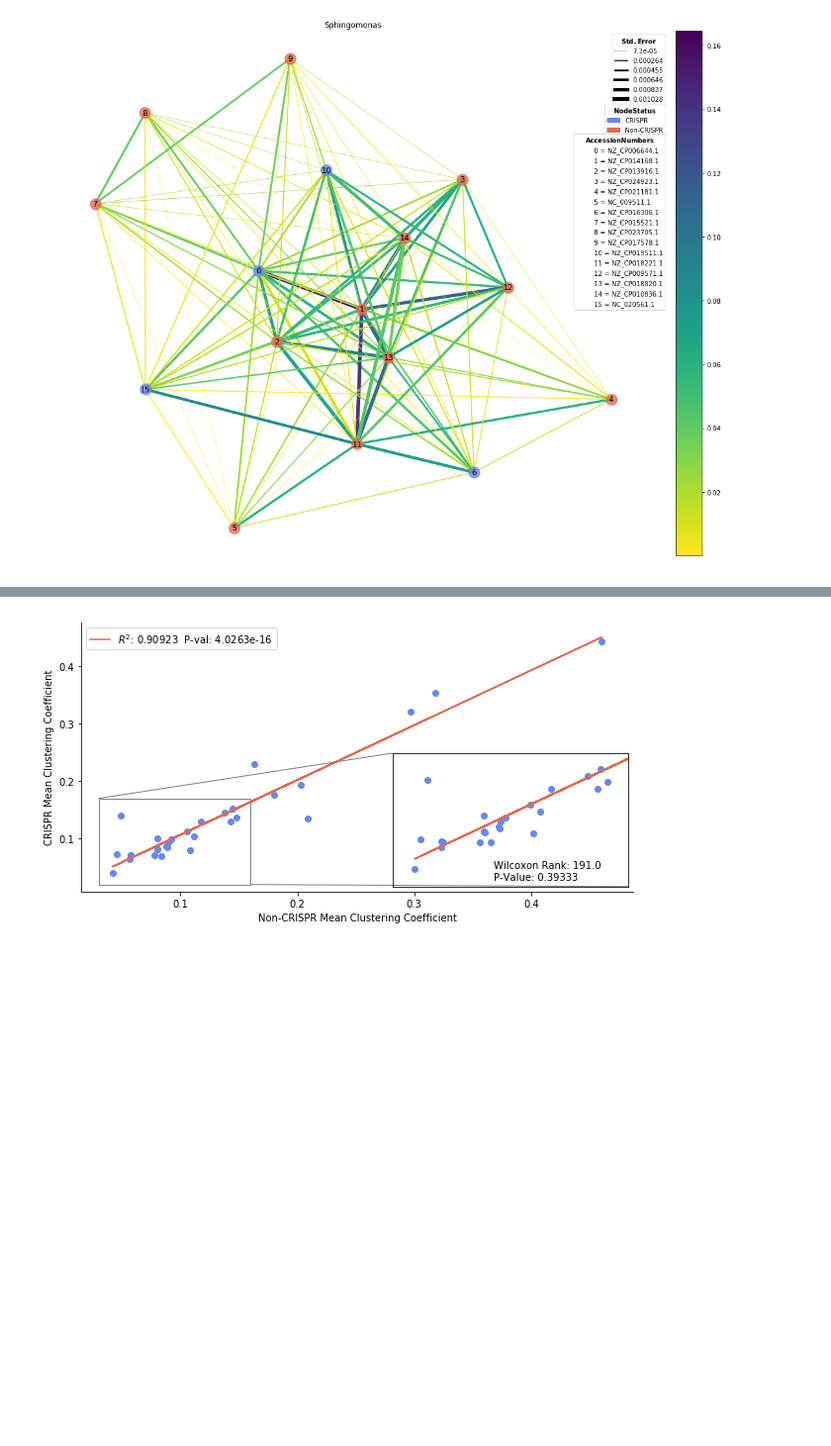
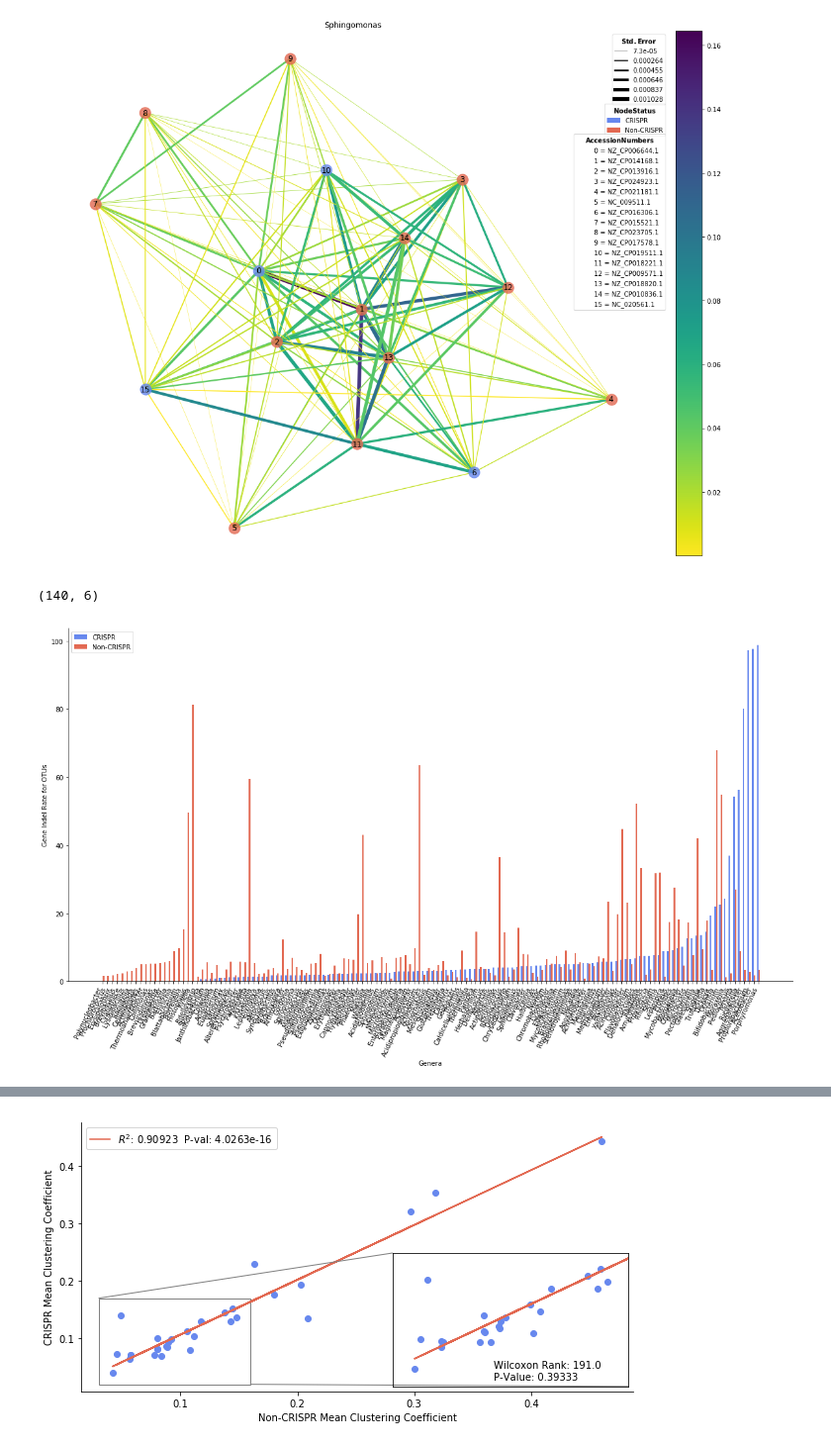
Before and after one commit to DJSiddharthVader/Undergrad_Thesis, a Jupyter notebook: notebooks/plotting.ipynb, the cells around one changed output, grey strips where cells are left out. Shown at 99% size. Saved outputs shown, nothing was run; the diff lists cells and outputs as text; code cells hidden in the pictures; blank space fills up the shorter version.

```diff
--- a/notebooks/plotting.ipynb
+++ b/notebooks/plotting.ipynb
@@ -35,3 +36,15 @@ plu.plotNetwork(net,df,
               width_scaling=6000)
 # %% [output]
 [figure]
+# %%
+andf = pd.DataFrame(json.load(open('../data/fasta_crispr_annotation_df.json')))
+mmdf = plu.loadMarkoOnly(andf)
+mmdf.shape
+# %% [output]
+(140, 6)
+# %%
+plu.multiBarPlot(mmdf,['c_indel','nc_indel']
+            ,'Gene Indel Rate for OTUs',width=1,dpi=dpi,
+            file='{}/c_nc_indel_bar.png'.format(basefigdir))
+# %% [output]
+[figure, added]
```
Also changed, not shown: parts of 12 cells of this notebook, 1 other file.
